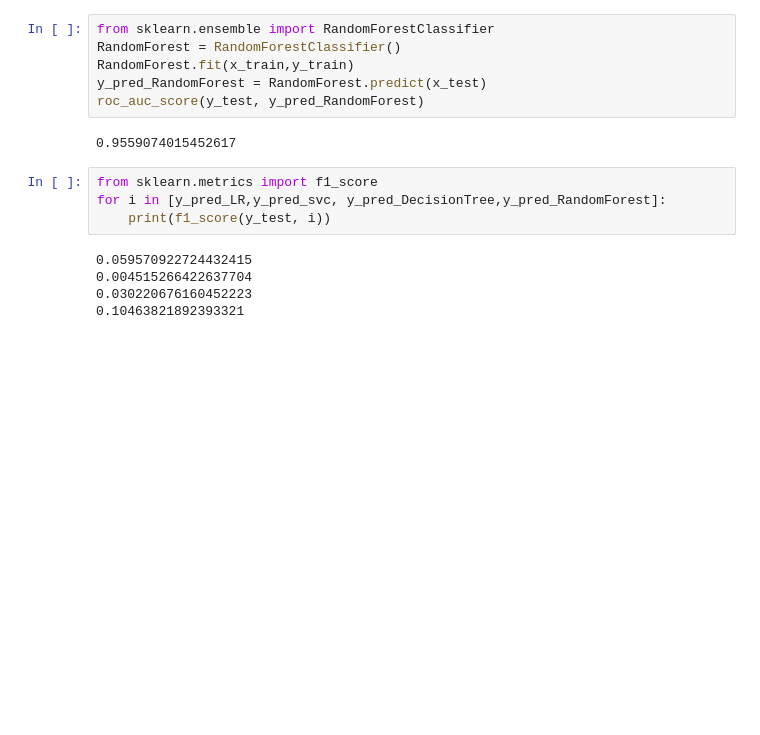
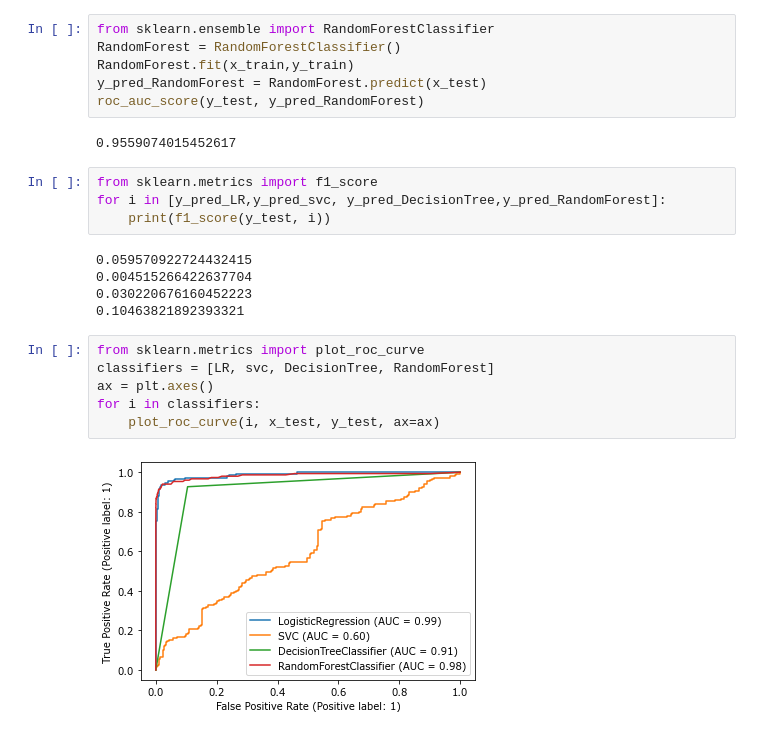
Before and after one commit to Nikhil-Khetani/Credit-Card-Fraud-Classification, a Jupyter notebook: Main_Notebook.ipynb, the cells around one changed output. Drawn from its saved outputs; the diff is of its cells as text; blank space fills up the shorter version.

Commit message:
Added roc curve visualisation

```diff
--- a/Main_Notebook.ipynb
+++ b/Main_Notebook.ipynb
@@ -152,3 +152,11 @@ for i in [y_pred_LR,y_pred_svc, y_pred_DecisionTree,y_pred_RandomForest]:
 0.004515266422637704
 0.030220676160452223
 0.10463821892393321
+# %%
+from sklearn.metrics import plot_roc_curve
+classifiers = [LR, svc, DecisionTree, RandomForest]
+ax = plt.axes()
+for i in classifiers:
+    plot_roc_curve(i, x_test, y_test, ax=ax)
+# %% [output]
+[figure, added]
```
Also changed, not shown: 1 other file.
